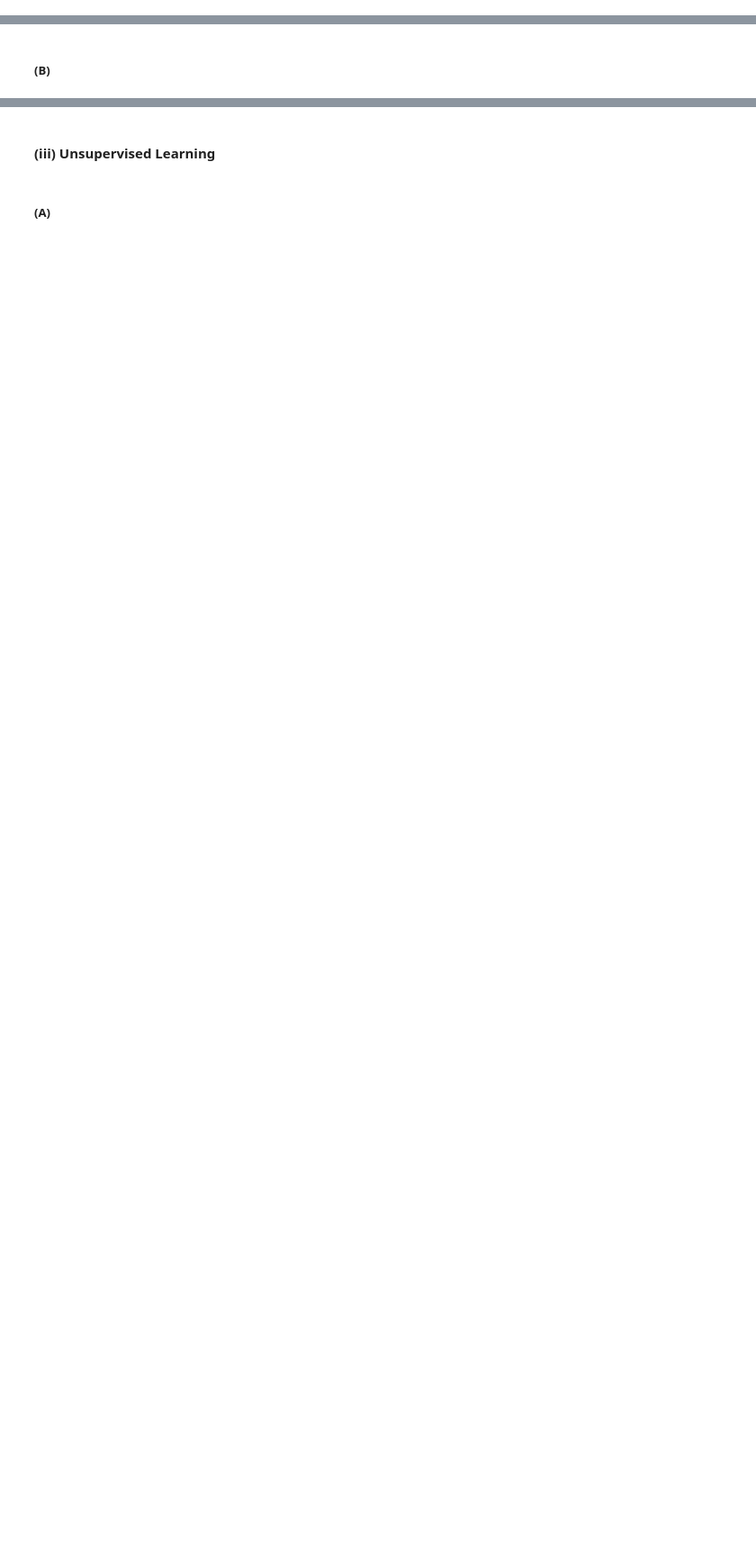
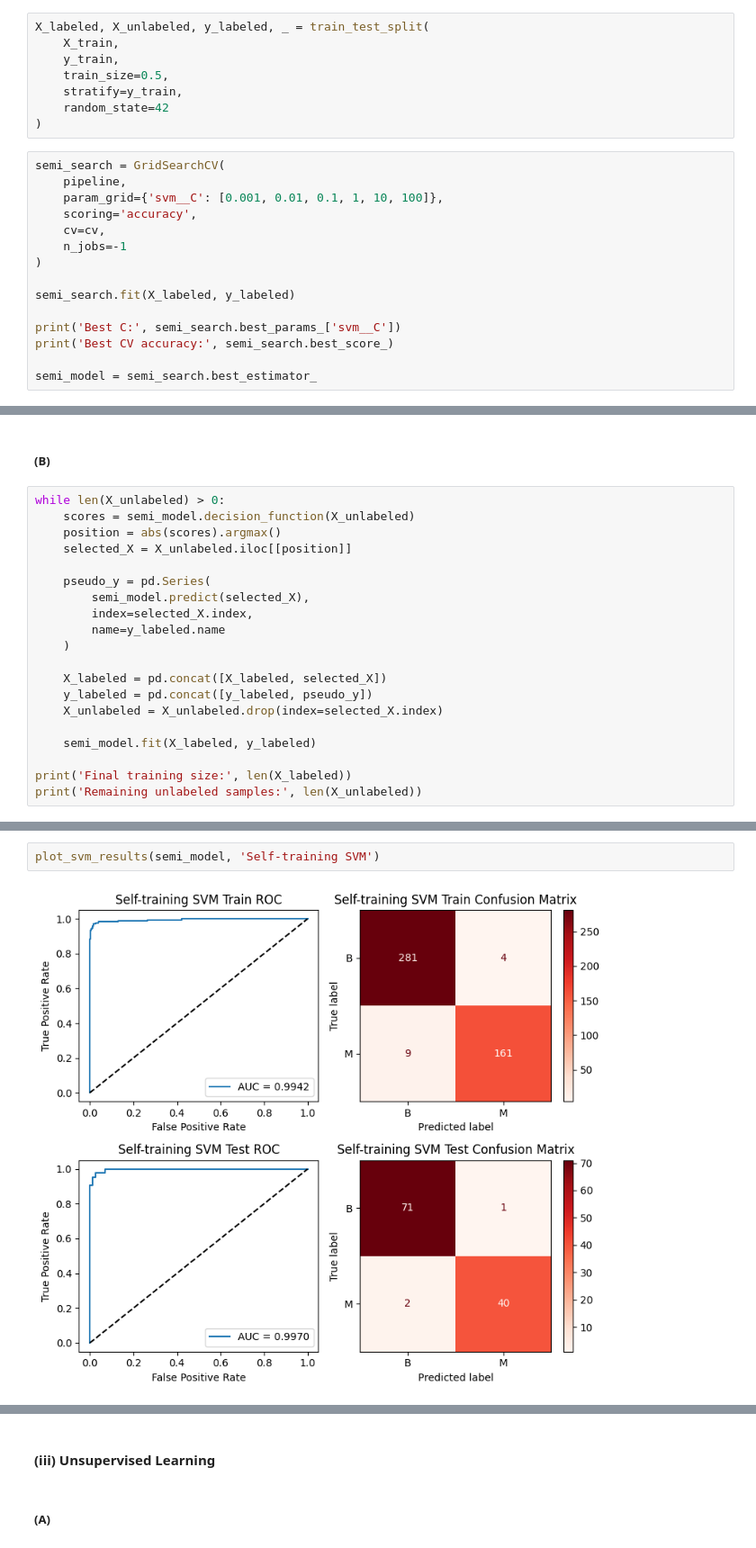
Before and after one commit to cxieusc/DSCI_552_HW8, a Jupyter notebook: notebook/Xie_Chong_HW8.ipynb, the cells around one changed output, grey strips where cells are left out. Shown at 90% size. Saved outputs shown, nothing was run; the diff lists cells and outputs as text; blank space fills up the shorter version.

```diff
--- a/notebook/Xie_Chong_HW8.ipynb
+++ b/notebook/Xie_Chong_HW8.ipynb
@@ -81,3 +231,26 @@ Best CV accuracy: 0.9692307692307691
 #### (ii) Semi-Supervised Learning/ Self-training
 # %% [markdown]
 ##### (A)
+# %%
+X_labeled, X_unlabeled, y_labeled, _ = train_test_split(
+    X_train,
+    y_train,
+    train_size=0.5,
+    stratify=y_train,
+    random_state=42
+)
+# %%
+semi_search = GridSearchCV(
+    pipeline,
+    param_grid={'svm__C': [0.001, 0.01, 0.1, 1, 10, 100]},
+    scoring='accuracy',
+    cv=cv,
+    n_jobs=-1
+)
+
+semi_search.fit(X_labeled, y_labeled)
+
+print('Best C:', semi_search.best_params_['svm__C'])
+print('Best CV accuracy:', semi_search.best_score_)
+
+semi_model = semi_search.best_estimator_
@@ -84,2 +260,22 @@ Best CV accuracy: 0.9692307692307691
 # %% [markdown]
 ##### (B)
+# %%
+while len(X_unlabeled) > 0:
+    scores = semi_model.decision_function(X_unlabeled)
+    position = abs(scores).argmax()
+    selected_X = X_unlabeled.iloc[[position]]
+
+    pseudo_y = pd.Series(
+        semi_model.predict(selected_X),
+        index=selected_X.index,
+        name=y_labeled.name
+    )
+
+    X_labeled = pd.concat([X_labeled, selected_X])
+    y_labeled = pd.concat([y_labeled, pseudo_y])
+    X_unlabeled = X_unlabeled.drop(index=selected_X.index)
+
+    semi_model.fit(X_labeled, y_labeled)
+
+print('Final training size:', len(X_labeled))
+print('Remaining unlabeled samples:', len(X_unlabeled))
@@ -85,0 +316,4 @@ Best CV accuracy: 0.9692307692307691
+# %%
+plot_svm_results(semi_model, 'Self-training SVM')
+# %% [output]
+[figure, added]
```
Also changed, not shown: parts of 21 cells of this notebook.
